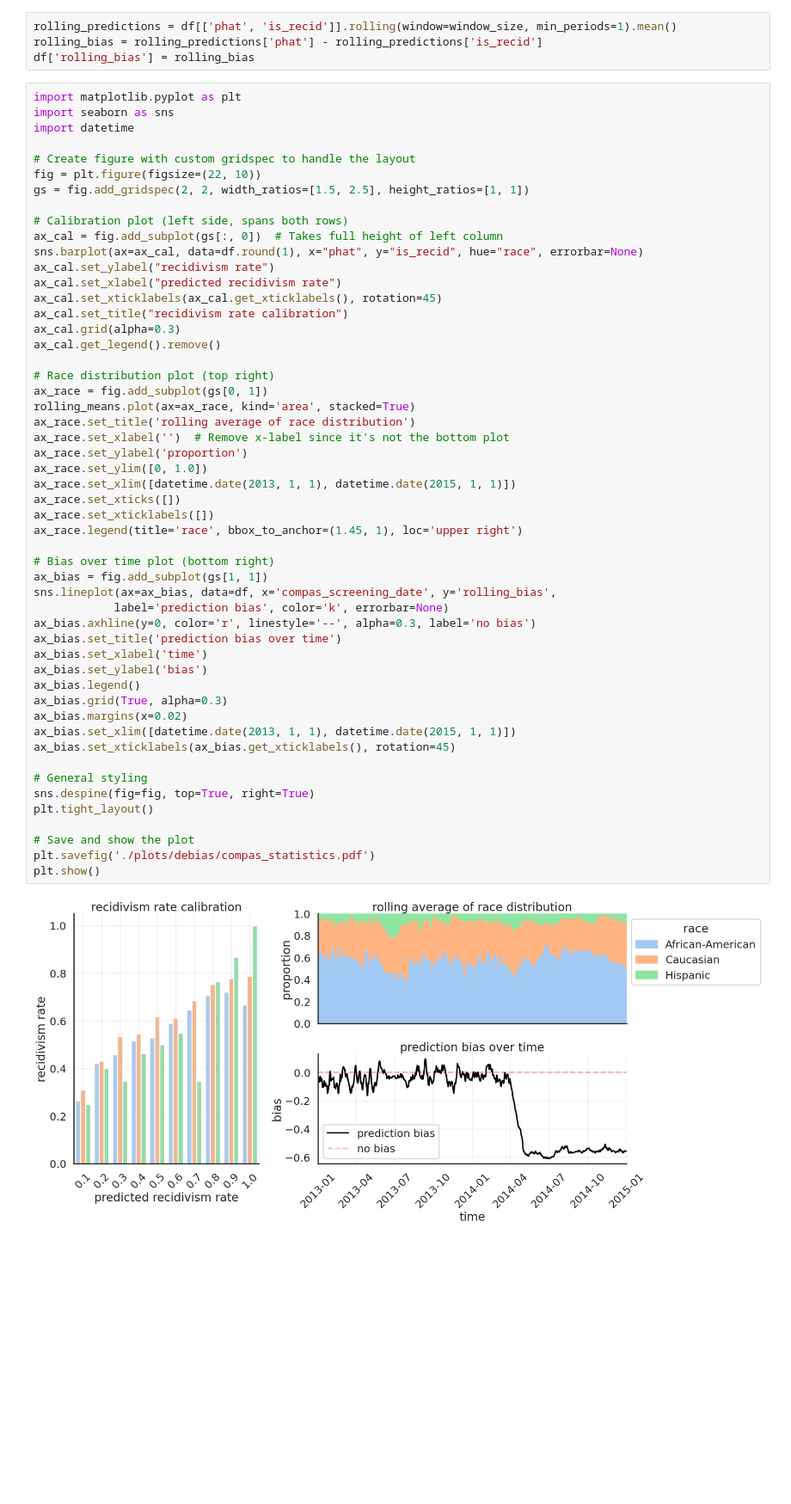
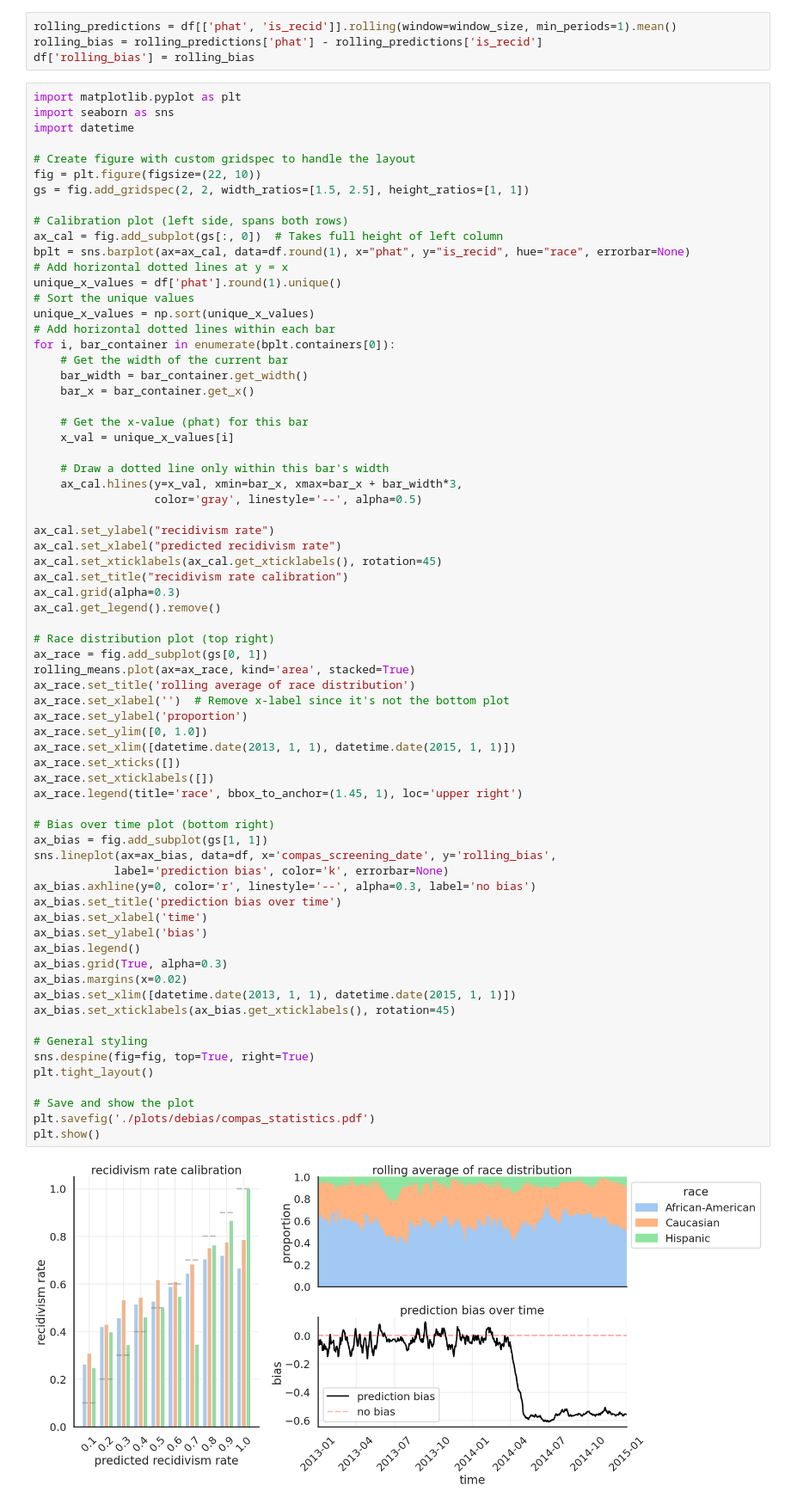
Before and after one commit to aangelopoulos/gradient-equilibrium, a Jupyter notebook: compas/debias.ipynb, the cells around one changed output. Shown at 86% size. Drawn from its saved outputs; the diff is of its cells as text; blank space fills up the shorter version.

```diff
--- a/compas/debias.ipynb
+++ b/compas/debias.ipynb
@@ -254,7 +254,24 @@ gs = fig.add_gridspec(2, 2, width_ratios=[1.5, 2.5], height_ratios=[1, 1])
 
 # Calibration plot (left side, spans both rows)
 ax_cal = fig.add_subplot(gs[:, 0])  # Takes full height of left column
-sns.barplot(ax=ax_cal, data=df.round(1), x="phat", y="is_recid", hue="race", errorbar=None)
+bplt = sns.barplot(ax=ax_cal, data=df.round(1), x="phat", y="is_recid", hue="race", errorbar=None)
+# Add horizontal dotted lines at y = x
+unique_x_values = df['phat'].round(1).unique()
+# Sort the unique values
+unique_x_values = np.sort(unique_x_values)
+# Add horizontal dotted lines within each bar
+for i, bar_container in enumerate(bplt.containers[0]):
+    # Get the width of the current bar
+    bar_width = bar_container.get_width()
+    bar_x = bar_container.get_x()
+
+    # Get the x-value (phat) for this bar
+    x_val = unique_x_values[i]
+
+    # Draw a dotted line only within this bar's width
+    ax_cal.hlines(y=x_val, xmin=bar_x, xmax=bar_x + bar_width*3,
+                  color='gray', linestyle='--', alpha=0.5)
+
 ax_cal.set_ylabel("recidivism rate")
 ax_cal.set_xlabel("predicted recidivism rate")
 ax_cal.set_xticklabels(ax_cal.get_xticklabels(), rotation=45)
@@ -269,31 +286,31 @@ ax_race.set_title('rolling average of race distribution')
 ax_race.set_xlabel('')  # Remove x-label since it's not the bottom plot
 ax_race.set_ylabel('proportion')
 ax_race.set_ylim([0, 1.0])
 ax_race.set_xlim([datetime.date(2013, 1, 1), datetime.date(2015, 1, 1)])
 ax_race.set_xticks([])
 ax_race.set_xticklabels([])
 ax_race.legend(title='race', bbox_to_anchor=(1.45, 1), loc='upper right')
 
 # Bias over time plot (bottom right)
 ax_bias = fig.add_subplot(gs[1, 1])
 sns.lineplot(ax=ax_bias, data=df, x='compas_screening_date', y='rolling_bias',
             label='prediction bias', color='k', errorbar=None)
 ax_bias.axhline(y=0, color='r', linestyle='--', alpha=0.3, label='no bias')
 ax_bias.set_title('prediction bias over time')
 ax_bias.set_xlabel('time')
 ax_bias.set_ylabel('bias')
 ax_bias.legend()
 ax_bias.grid(True, alpha=0.3)
 ax_bias.margins(x=0.02)
 ax_bias.set_xlim([datetime.date(2013, 1, 1), datetime.date(2015, 1, 1)])
 ax_bias.set_xticklabels(ax_bias.get_xticklabels(), rotation=45)
 
 # General styling
 sns.despine(fig=fig, top=True, right=True)
 plt.tight_layout()
 
 # Save and show the plot
 plt.savefig('./plots/debias/compas_statistics.pdf')
 plt.show()
 # %% [output]
-[figure, old version]
+[figure, new version]
```
Also changed, not shown: 5 other files.
